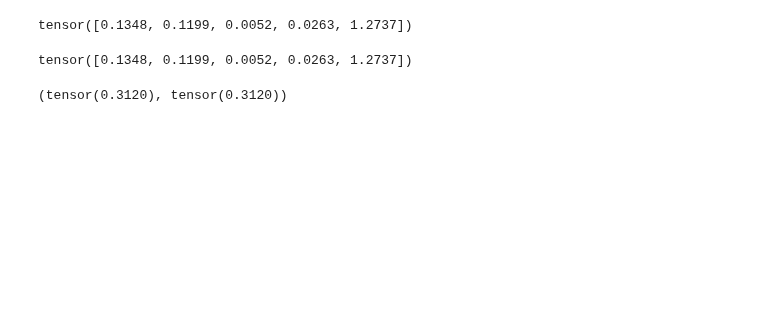
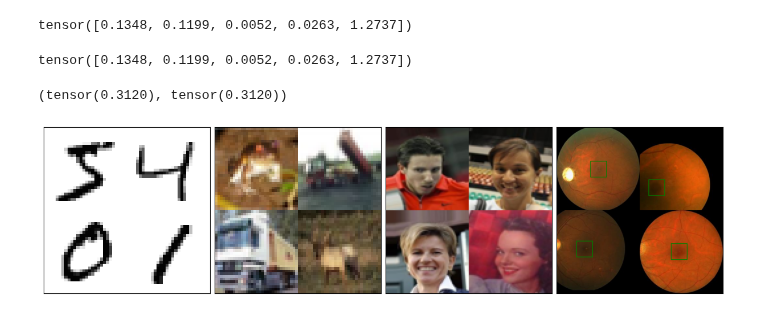
Before and after one commit to mihawb/dnn-lang-comparison, a Jupyter notebook: python/pytorch/sandbox_paper.ipynb, the cells around one changed output. Drawn from its saved outputs; the diff is of its cells as text; code cells hidden in the pictures; blank space fills up the shorter version.

Commit message:
even more paper assets again

```diff
--- a/python/pytorch/sandbox_paper.ipynb
+++ b/python/pytorch/sandbox_paper.ipynb
@@ -185,3 +186,70 @@ own_nll.mean(), red_bib_nll
 tensor([0.1348, 0.1199, 0.0052, 0.0263, 1.2737])
 tensor([0.1348, 0.1199, 0.0052, 0.0263, 1.2737])
 (tensor(0.3120), tensor(0.3120))
+# %%
+# mnist
+
+mnist, _ = load_mnist_imgs_and_labels(
+  '../../datasets/mnist-digits/train-images-idx3-ubyte',
+  '../../datasets/mnist-digits/train-labels-idx1-ubyte'
+)
+mnist = list(map(lambda x: x.reshape(28, 28), mnist[:4]))
+mnist = np.concatenate([
+	np.concatenate(mnist[:2]),
+	np.concatenate(mnist[2:]),
+], axis=1)
+
+# cifar-10
+
+cifar, _ = load_cifar10_imgs_and_labels('../../datasets/cifar-10-py/cifar-10-batches-py/data_batch_1')
+cifar = np.concatenate([
+	np.concatenate(cifar[:2]),
+	np.concatenate(cifar[2:4]),
+], axis=1)
+
+# celeb-a
+
+celeba_iter = load_celeba_images('../../datasets/celeba_tiny/img_align_celeba/')
+celeba = []
+for face in zip(celeba_iter, range(4)):
+	face = face[0].resize((64, 64))
+	face = np.array(face)
+	celeba.append(face)
+celeba = np.concatenate([
+	np.concatenate(celeba[:2]),
+	np.concatenate(celeba[2:]),
+], axis=1)
+
+# adam
+
+root = '../../datasets/ADAM/Training1200'
+fovea = pd.read_csv(f'{root}/fovea_location.csv', index_col='ID')
+to_draw = np.random.choice(fovea.index, size=4, replace=False)
+
+adam = []
+for i in to_draw:
+	img, bbox = load_adam_image(fovea, i)
+	res = get_image_with_bbox(fovea, img, bbox)
+	adam.append(np.array(res))
+adam = np.concatenate([
+	np.concatenate(adam[:2]),
+	np.concatenate(adam[2:]),
+], axis=1)
+
+# draw
+
+fig, axes = plt.subplots(1, 4, constrained_layout=True)
+fig.set_size_inches(12, 3)
+
+for ax in axes:
+	ax.get_xaxis().set_visible(False)
+	ax.get_yaxis().set_visible(False)
+
+axes[0].imshow(mnist, cmap='gray')
+axes[1].imshow(cifar)
+axes[2].imshow(celeba)
+axes[3].imshow(adam)
+
+fig.savefig('../../paper/4.datasets.png')
+# %% [output]
+[figure, added]
```
Also changed, not shown: parts of 4 cells of this notebook, 7 other files.
